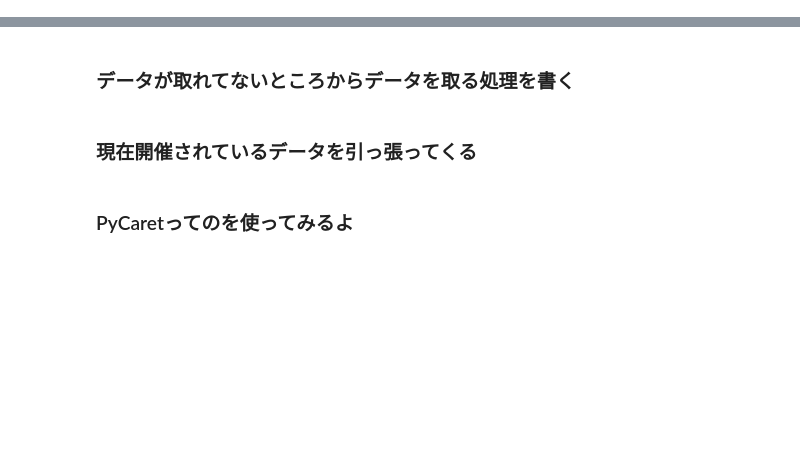
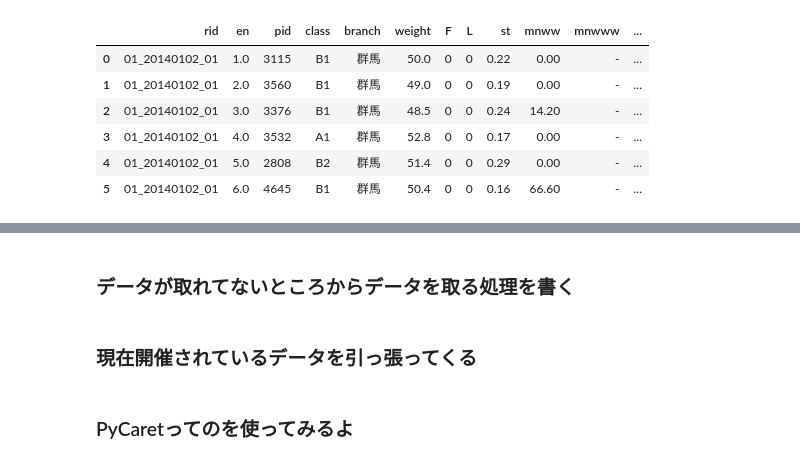
Before and after one commit to rakukanahoshi/kyoutei_AI, a Jupyter notebook: main.ipynb, the cells around one changed output, grey strips where cells are left out. Cells and saved outputs as stored; diff of their text form; code cells hidden in the pictures; blank space fills up the shorter version.

```diff
--- a/main.ipynb
+++ b/main.ipynb
@@ -12,7 +12,7 @@ import util as u
 from glob import glob
 from tqdm import tqdm_notebook as tqdm
 
-pd.set_option('display.max_columns', 200)
+pd.set_option('display.max_columns', 2000)
 # %%
 #巡回先を作る
 #枠とレースIDがあればマージできる？
@@ -38,7 +38,7 @@ match_up_result_list = [] #配列を空にする
 #else:
 #    target_txts_list = result_file
 
-target_info_list = main_info_file[0:10]
+target_info_list = main_info_file[0:1]
 target_result_list = main_result_file[0:1]
 # %%
 #データフレームを4個作る
@@ -170,0 +104,10 @@ SyntaxError: invalid syntax (Temp/ipykernel_16720/3655555502.py, line 1)
+# %%
+display(main_info.head(6))
+# %% [output]
+|  | rid | en | pid | class | branch | weight | F | L | st | mnww | mnwww | ... |
+| 0 | 01_20140102_01 | 1.0 | 3115 | B1 | 群馬 | 50.0 | 0 | 0 | 0.22 | 0.00 | - | ... |
+| 1 | 01_20140102_01 | 2.0 | 3560 | B1 | 群馬 | 49.0 | 0 | 0 | 0.19 | 0.00 | - | ... |
+| 2 | 01_20140102_01 | 3.0 | 3376 | B1 | 群馬 | 48.5 | 0 | 0 | 0.24 | 14.20 | - | ... |
+| 3 | 01_20140102_01 | 4.0 | 3532 | A1 | 群馬 | 52.8 | 0 | 0 | 0.17 | 0.00 | - | ... |
+| 4 | 01_20140102_01 | 5.0 | 2808 | B2 | 群馬 | 51.4 | 0 | 0 | 0.29 | 0.00 | - | ... |
+| 5 | 01_20140102_01 | 6.0 | 4645 | B1 | 群馬 | 50.4 | 0 | 0 | 0.16 | 66.60 | - | ... |
```
Also changed, not shown: parts of 9 cells of this notebook.
